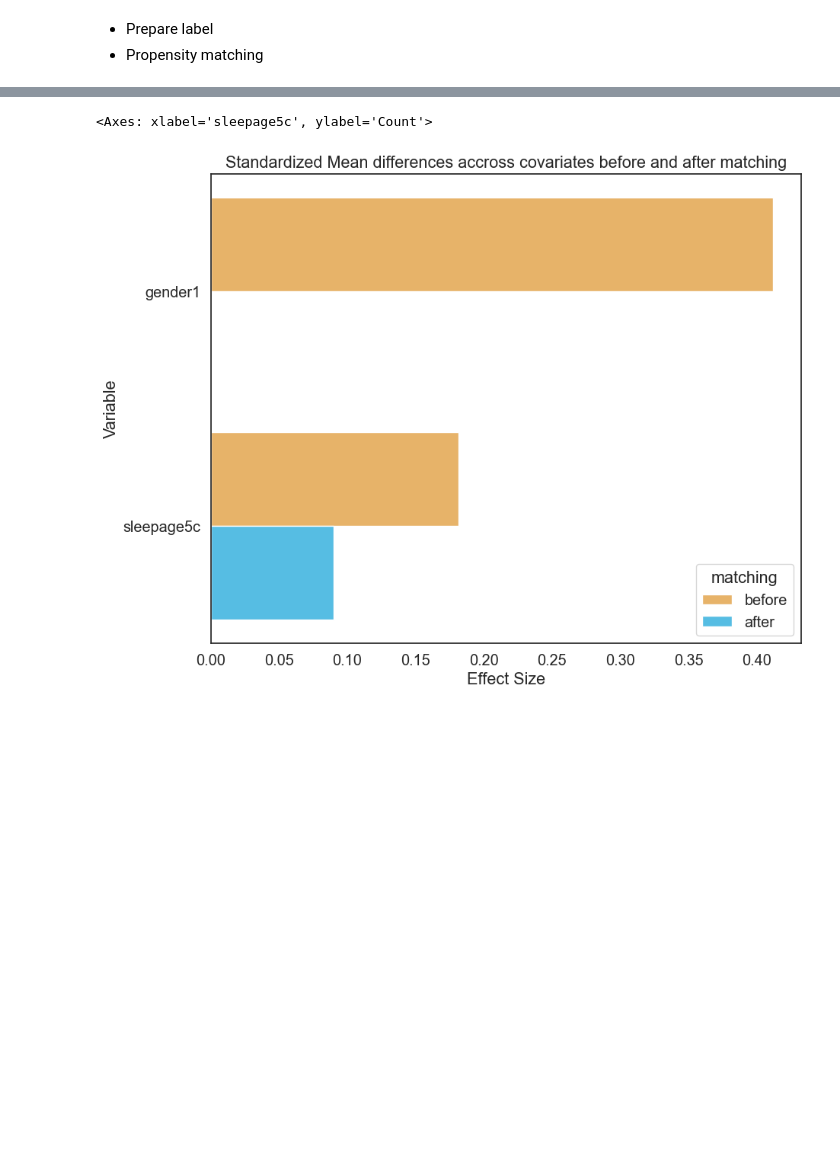
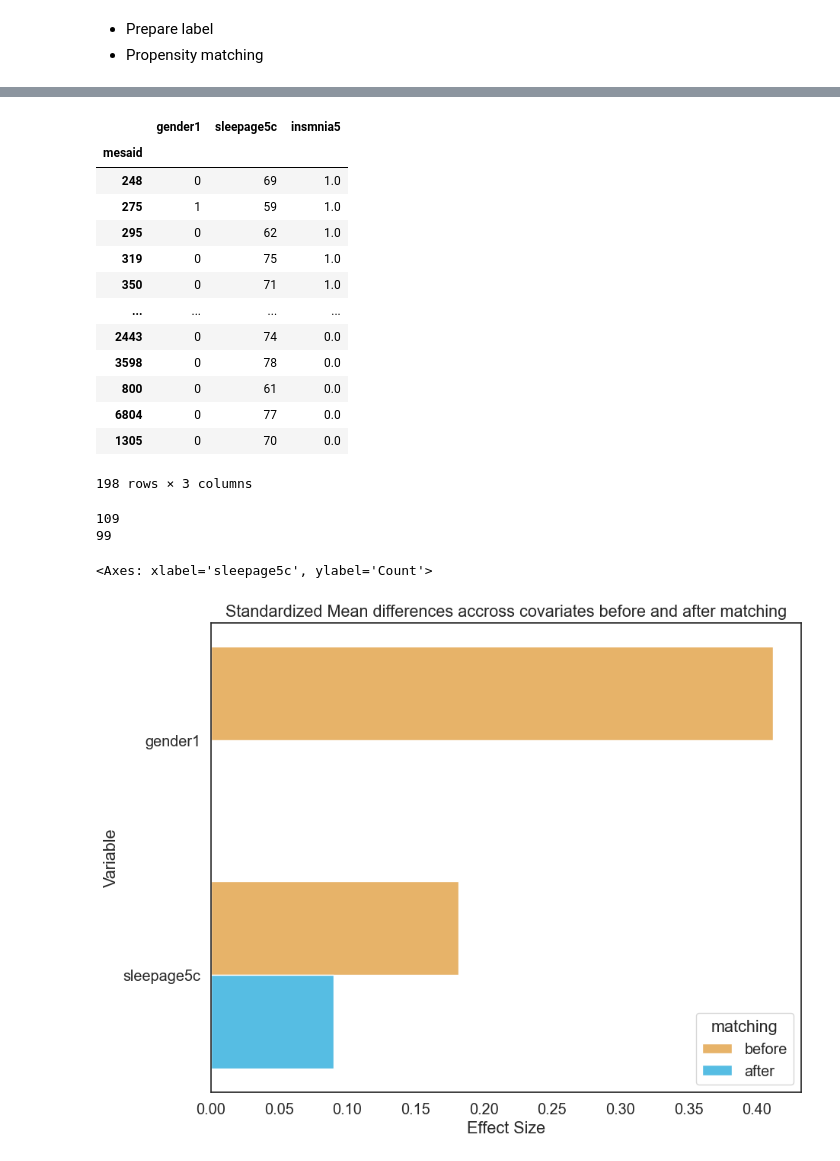
Before and after one commit to chyoungseok/insomnia_classifier, a Jupyter notebook: 05_prepare_label.ipynb, the cells around one changed output, grey strips where cells are left out. Cells and saved outputs as stored; diff of their text form; code cells hidden in the pictures; blank space fills up the shorter version.

```diff
--- a/05_prepare_label.ipynb
+++ b/05_prepare_label.ipynb
@@ -66,3 +94,26 @@ sns.histplot(data=df_selected_psm, x='sleepage5c', hue='insmnia5', bins=5)
+# %%
+df_selected_with_ppg_psm
+# %% [output]
+|  | gender1 | sleepage5c | insmnia5 |
+| mesaid |  |  |  |
+| 248 | 0 | 69 | 1.0 |
+| 275 | 1 | 59 | 1.0 |
+| 295 | 0 | 62 | 1.0 |
+| 319 | 0 | 75 | 1.0 |
+| 350 | 0 | 71 | 1.0 |
+| ... | ... | ... | ... |
+| 2443 | 0 | 74 | 0.0 |
+| 3598 | 0 | 78 | 0.0 |
+| 800 | 0 | 61 | 0.0 |
+| 6804 | 0 | 77 | 0.0 |
+| 1305 | 0 | 70 | 0.0 |
+198 rows × 3 columns
+# %%
+print((df_selected.insmnia5 == 1).sum())
+print((df_selected_with_ppg.insmnia5 == 1).sum())
+# %% [output]
+109
+99
 # %%
 df_selected_psm = df_selected.reset_index(inplace=False, drop=False)
 
```
Also changed, not shown: parts of 1 cell of this notebook, 8 other files.
